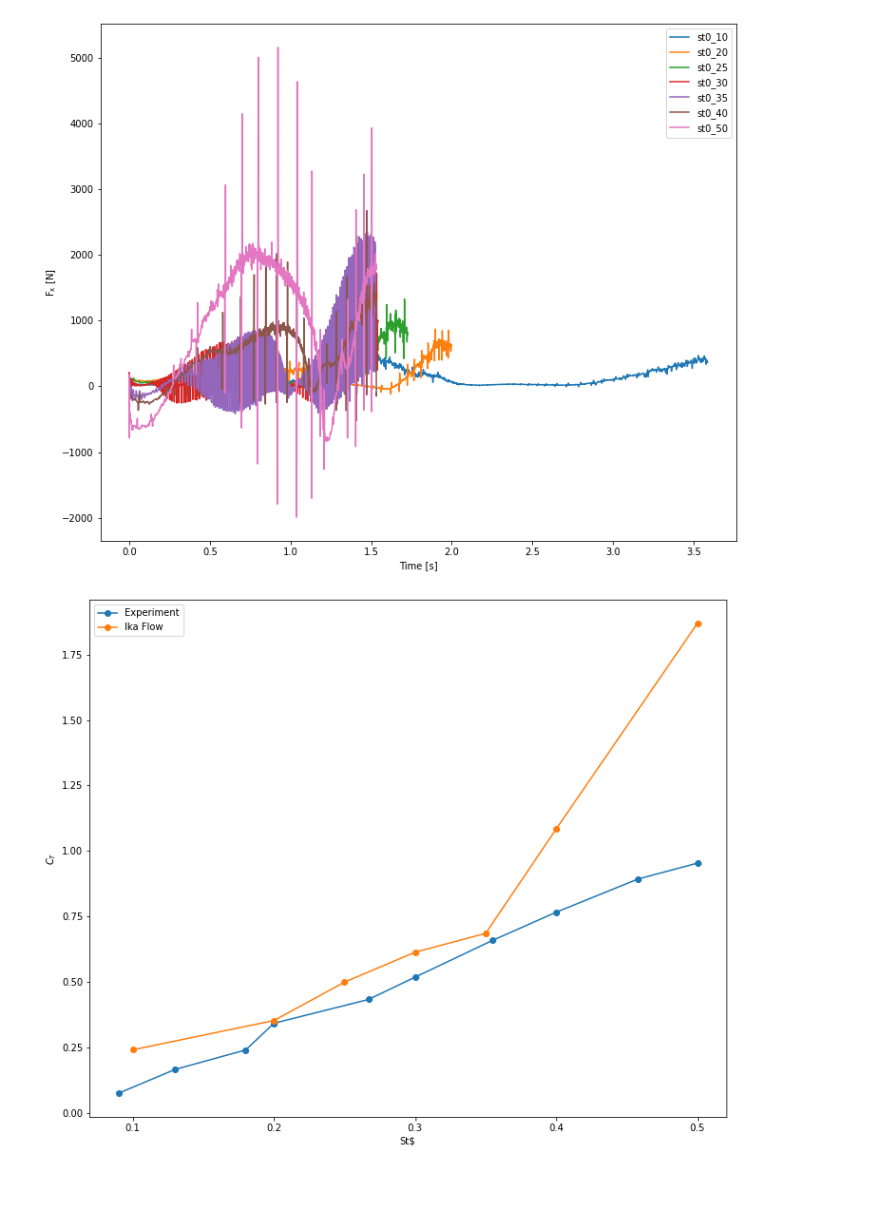
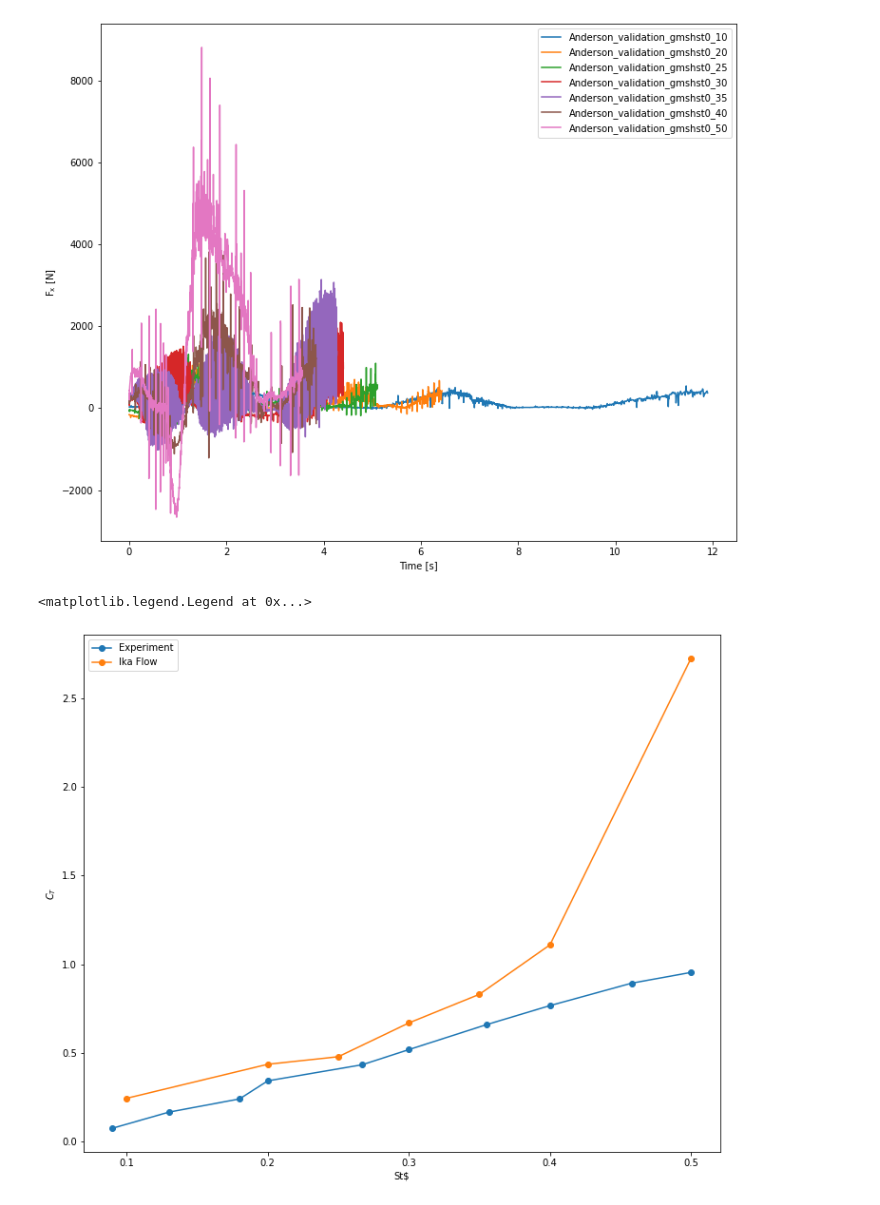
Before and after one commit to michaelcoe/Ika-Flow, a Jupyter notebook: OpenFOAM/postProcessing/plotForces_singleCase_Anderson.ipynb, the cells around one changed output. Cells and saved outputs as stored; diff of their text form; code cells hidden in the pictures.

```diff
--- a/OpenFOAM/postProcessing/plotForces_singleCase_Anderson.ipynb
+++ b/OpenFOAM/postProcessing/plotForces_singleCase_Anderson.ipynb
@@ -31,7 +31,7 @@ def fit_data(xData, yData):
 
     return popt, r_squared
 # %%
-data_location = r'/media/mco143/2TB/Archived_OpenFOAM_Simulations/Anderson_validation/Anderson_st_maxCo1'
+data_location = r'D:\OpenFOAM_Simulations\Anderson_validation_gmsh'
 
 force_paths = pio.get_files(data_location, 'force.dat')
 force_paths.sort()
@@ -41,6 +41,15 @@ solver_paths = pio.get_files(data_location, 'log.solver')
 solver_paths.sort()
 
 tmp = []
+
+unique_cases = []
+prev_case = ''
+for path in force_paths:
+    if prev_case == path.parts[-7]:
+        continue
+    else:
+        unique_cases.append(path.parts[-7])
+        prev_case = path.parts[-7]
 
 constantDict = {'parentCase':[], 'specificCase':[], 'totalTime':[]}
 
@@ -54,42 +63,57 @@ for solverFile in solver_paths:
 
     constantDict['totalTime'].append(tmp[-1])
 
-cycles =  1
-total_cycles = 3.0
+cycles =  2.0
+total_cycles = 4.0
 
 forces = [Forces(filepath, cycles, total_cycles, True, True) for filepath in force_paths]
 coeffs = [ForceCoefficients(filepath, cycles, total_cycles, True, True) for filepath in coefficients_paths]
 # %%
 figure_path = r'../figures/'
+
 density = 1025
 fudgeFactor = 1.0
 U = 1.0
 kinvis = 2.5e-5
 chord = 1.0
 
+alpha_max = [5, 10, 15, 20, 25, 30]
 average_fx = []
-case = []
+
+forceCaseDict = dict()
+for case in unique_cases:
+    forceCaseDict[case] = {'Strouhal':[], 'Average_fx':[], 'Average_Ct':[], 'Average_Cd':[], 'fit':[], 'r_squared':[]}
+    for force in forces:
+        if force.parent_case == case:
+            strouhal = force.specific_case[2:].replace('_', '.')
+            forceCaseDict[force.parent_case]['Strouhal'].append(float(strouhal))
+            forceCaseDict[force.parent_case]['Average_fx'].append(force.averageFilteredForces['total']['x']/density)
+            forceCaseDict[force.parent_case]['Average_Ct'].append(force.averageFilteredForces['total']['x']/(0.5*density*U**2*chord))
+    for coeff in coeffs:
+        if coeff.parent_case == case:
+            forceCaseDict[coeff.parent_case]['Average_Cd'].append(coeff.averageFilteredCoefficients['Cd'])
+
+    popt, r_squared = fit_data(np.array(forceCaseDict[case]['Average_fx']), np.array(forceCaseDict[case]['Strouhal']))
+    forceCaseDict[case]['fit'].append(popt)
+    forceCaseDict[case]['r_squared'].append(r_squared)
 
 fig1, ax1 = plt.subplots(figsize=(12,10))
 for force in forces:
-    average_fx.append(force.averageFilteredForces['total']['x']/(0.5*density*U**2*chord))
-    case.append(force.specific_case)
-
-    ax1.plot(force.filteredForces['time'], force.filteredForces['total']['x'], label=force.specific_case)
+    ax1.plot(force.filteredForces['time'], force.filteredForces['total']['x'], label=force.parent_case + force.specific_case)
 
 ax1.set_xlabel('Time [s]')
 ax1.set_ylabel('$\mathrm{F_x}$ [N]')
 #ax2 = plt.axes([0, 0, 1, 1])
 #ip = InsetPosition(ax1, [0.2,0.4,0.55,0.55])
 #ax2.set_axes_locator(ip)
 #mark_inset(ax1, ax2, loc1=2, loc2=4, fc="none", ec='0.5')
 
 #ax1.set_ylim([-500, 500])
 ax1.legend()
 
 average_fx = np.asarray(average_fx)
 
-fig1.savefig(Path(figure_path).joinpath('raw_anderson_data.png'), facecolor='w')
+#fig1.savefig(Path(figure_path).joinpath('raw_anderson_data.png'), facecolor='w')
 # %% [output]
-[figure, old version]
+[figure, new version]
 # %%
@@ -100,12 +124,14 @@ a_st = np.array([0.10, 0.20, 0.25, 0.30, 0.35, 0.40, 0.50])
 
 fig2, ax2 = plt.subplots(figsize=(12,10))
 ax2.plot(andersonDF['Strouhal'], andersonDF['Ct'], 'o-', label="Experiment")
-ax2.plot(a_st, average_fx, 'o-', label='Ika Flow')
+for case in forceCaseDict:
+    ax2.plot(forceCaseDict[case]['Strouhal'], np.array(forceCaseDict[case]['Average_Ct']), 'o-', label='Ika Flow')
 
 ax2.set_xlabel(r'St$')
 ax2.set_ylabel('$C_T$')
 
 ax2.legend()
-fig2.savefig(Path(figure_path).joinpath('Anderson_data.png'), facecolor='w')
+#fig2.savefig(Path(figure_path).joinpath('Anderson_data.png'), facecolor='w')
 # %% [output]
+<matplotlib.legend.Legend at 0x...>
-[figure, old version]
+[figure, new version]
```
Also changed, not shown: parts of 1 cell of this notebook, 3 other files.
